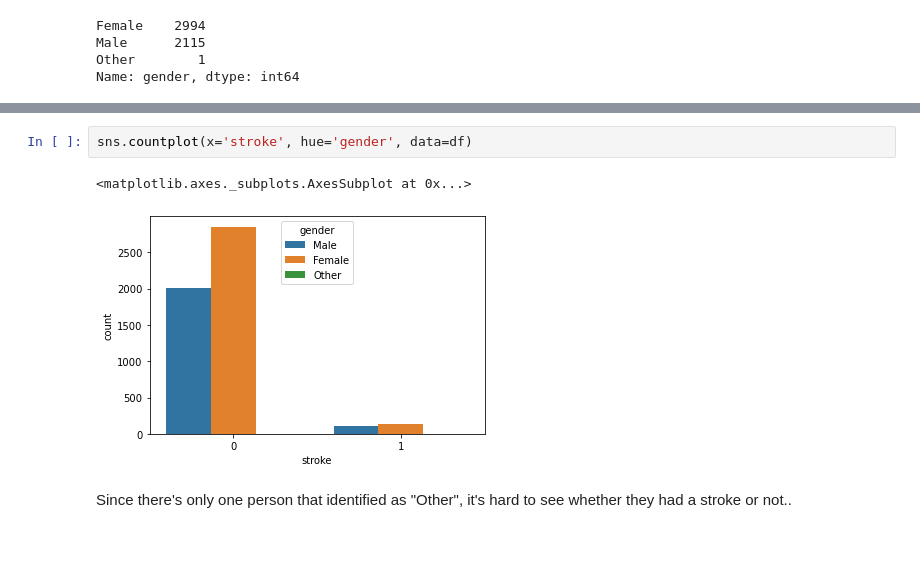
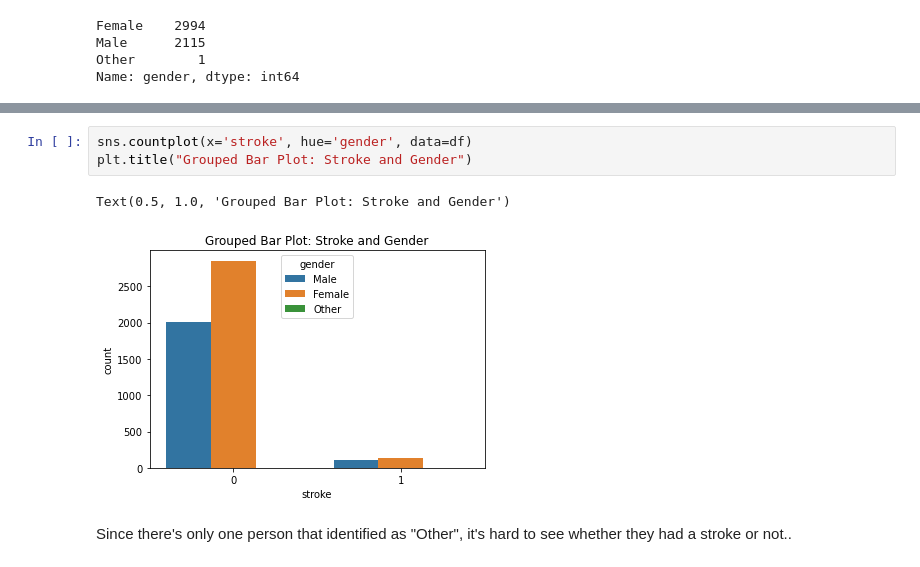
Before and after one commit to jordan-maulino/stroke_prediction, a Jupyter notebook: stroke_prediction.ipynb, the cells around one changed output, grey strips where cells are left out. Drawn from its saved outputs; the diff is of its cells as text.

Commit message:
replaced mosaic plots with grouped bar plots / finished eda

```diff
--- a/stroke_prediction.ipynb
+++ b/stroke_prediction.ipynb
@@ -144,8 +138,9 @@ plt.show()
 # %%
 sns.countplot(x='stroke', hue='gender', data=df)
+plt.title("Grouped Bar Plot: Stroke and Gender")
 # %% [output]
-<matplotlib.axes._subplots.AxesSubplot at 0x...>
+Text(0.5, 1.0, 'Grouped Bar Plot: Stroke and Gender')
-[figure, old version]
+[figure, new version]
 # %% [markdown]
 Since there's only one person that identified as "Other", it's hard to see whether they had a stroke or not..
 # %%
```
Also changed, not shown: parts of 11 cells of this notebook.
